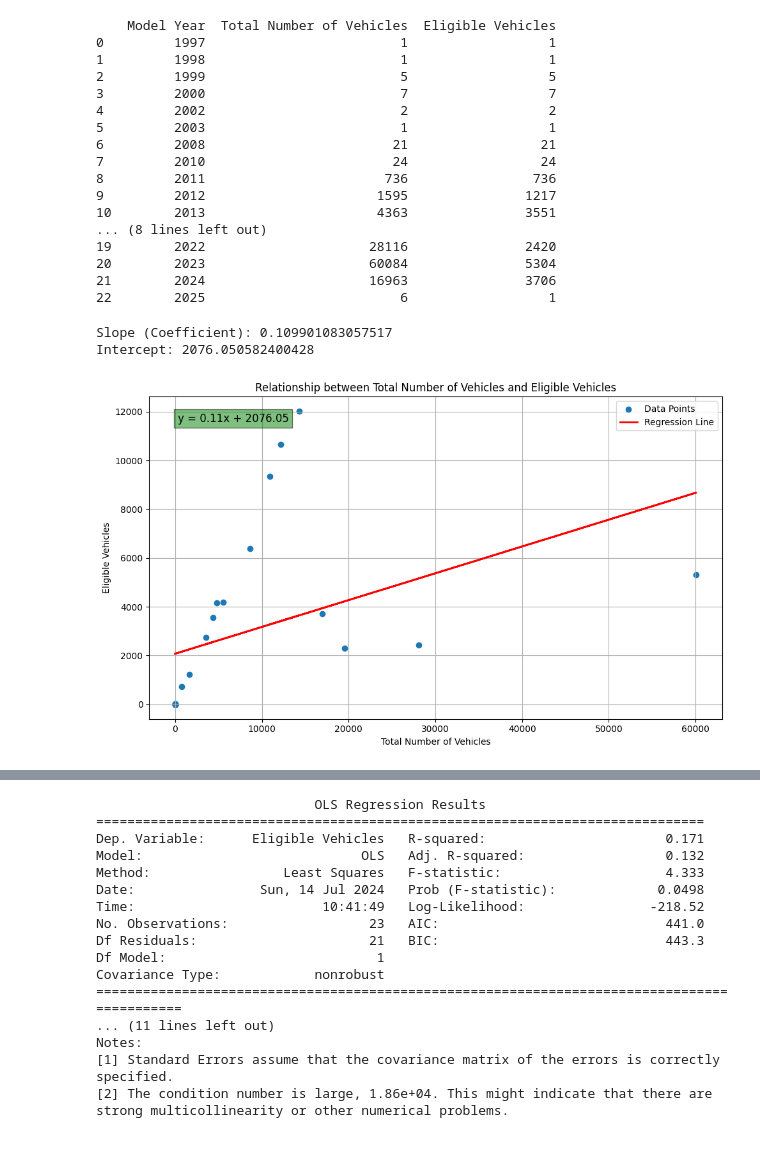
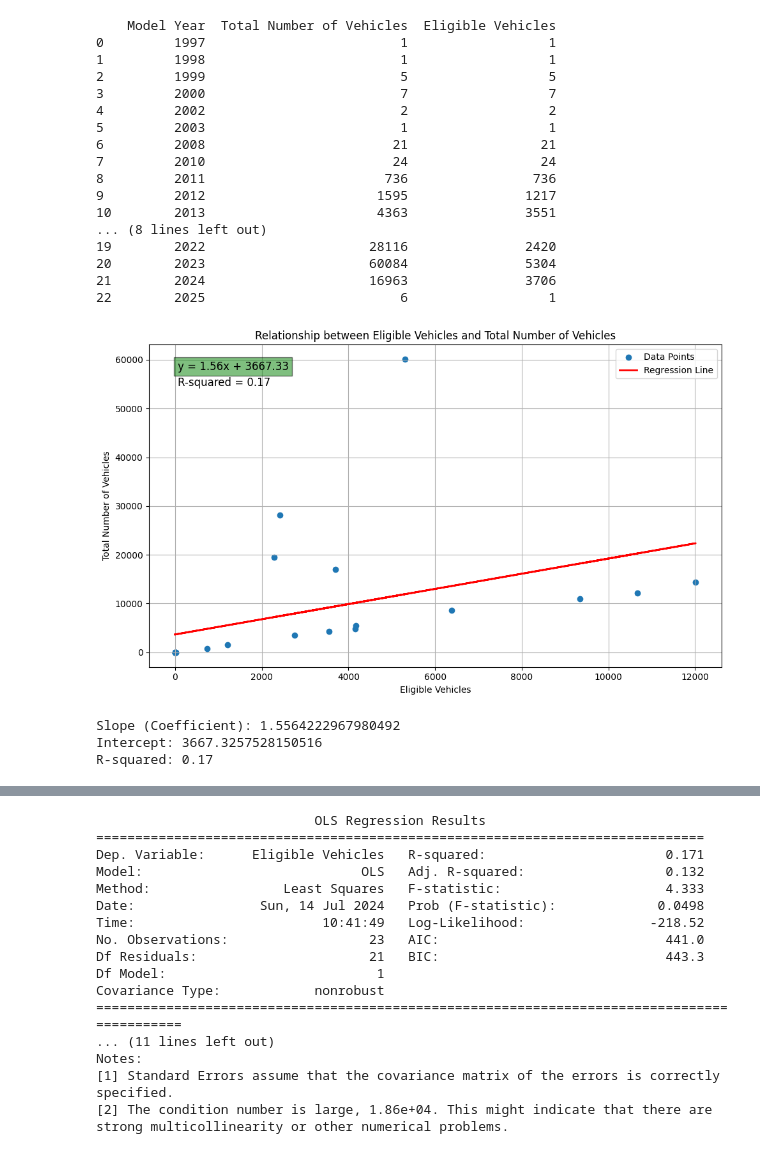
Before and after one commit to mariemsdiaz/electric-vehicles-washington, a Jupyter notebook: mariemproject/EVS/EVCarsEDA.ipynb, the cells around one changed output, grey strips where cells are left out. Cells and saved outputs as stored; diff of their text form; code cells hidden in the pictures.

```diff
--- a/mariemproject/EVS/EVCarsEDA.ipynb
+++ b/mariemproject/EVS/EVCarsEDA.ipynb
@@ -324,39 +373,51 @@ print(regression_dataframe)
 21        2024                     16963               3706
 22        2025                         6                  1
 # %%
-regression_model=LinearRegression()
-regression_model.fit(regression_dataframe[['Total Number of Vehicles']],regression_dataframe['Eligible Vehicles'])
-slope=regression_model.coef_[0]
+
+
+# Fit linear regression model
+regression_model = LinearRegression()
+regression_model.fit(regression_dataframe[['Eligible Vehicles']], regression_dataframe['Total Number of Vehicles'])
+
+# Get slope and intercept
+slope = regression_model.coef_[0]
 intercept = regression_model.intercept_
 
+# Calculate R-squared value
+predicted_values = regression_model.predict(regression_dataframe[['Eligible Vehicles']])
+r2 = r2_score(regression_dataframe['Total Number of Vehicles'], predicted_values)
 
+# Plotting
+plt.figure(figsize=(10, 6))
+plt.scatter(regression_dataframe['Eligible Vehicles'], regression_dataframe['Total Number of Vehicles'], label='Data Points')
+plt.plot(regression_dataframe[['Eligible Vehicles']], predicted_values, color='red', linewidth=2, label='Regression Line')
+
+# Labels, title, and equation text
+plt.title('Relationship between Eligible Vehicles and Total Number of Vehicles')
+plt.xlabel('Eligible Vehicles')
+plt.ylabel('Total Number of Vehicles')
+equation_text = f'y = {slope:.2f}x + {intercept:.2f}'  # Equation for switched variables
+plt.text(0.05, 0.95, equation_text, transform=plt.gca().transAxes, fontsize=12, verticalalignment='top', bbox=dict(facecolor='green', alpha=0.5))
+
+# Display R-squared value
+plt.text(0.05, 0.90, f'R-squared = {r2:.2f}', transform=plt.gca().transAxes, fontsize=12, verticalalignment='top')
+
+# Save and display plot
+plt.legend()
+plt.grid(True)
+plt.tight_layout()
+plt.savefig("output_data/Fig4.png")
+plt.show()
+
+# Print slope and intercept
 print(f"Slope (Coefficient): {slope}")
 print(f"Intercept: {intercept}")
-
-plt.figure(figsize=(10, 6))
-plt.scatter(regression_dataframe['Total Number of Vehicles'],regression_dataframe['Eligible Vehicles'] , label='Data Points')
-
-# Plotting the regression line
-plt.plot(regression_dataframe[['Total Number of Vehicles']], regression_model.predict(regression_dataframe[['Total Number of Vehicles']]), color='red', linewidth=2, label='Regression Line')
-
-# Add labels and title
-plt.title('Relationship between Total Number of Vehicles and Eligible Vehicles')
-plt.xlabel('Total Number of Vehicles')
-plt.ylabel('Eligible Vehicles')
-
-equation_text = f'y = {slope:.2f}x + {intercept:.2f}'
-plt.text(0.05, 0.95, equation_text, transform=plt.gca().transAxes, fontsize=12, verticalalignment='top', bbox=dict(facecolor='green', alpha=0.5))
-
-plt.legend()
-plt.savefig("output_data/Fig4.png")
-# Display plot
-plt.grid(True)
-plt.tight_layout()
-plt.show()
+print(f"R-squared: {r2:.2f}")
 # %% [output]
+[figure, new version]
-Slope (Coefficient): 0.109901083057517
-Intercept: 2076.050582400428
+Slope (Coefficient): 1.5564222967980492
+Intercept: 3667.3257528150516
+R-squared: 0.17
-[figure, old version]
 # %%
 There is a positive relationship between the total number of vehicles and the number of eligible vehicles,
 suggesting that as the total number of vehicles increases, the number of eligible vehicles also tends to increase.
```
Also changed, not shown: parts of 9 cells of this notebook, 3 other files.
